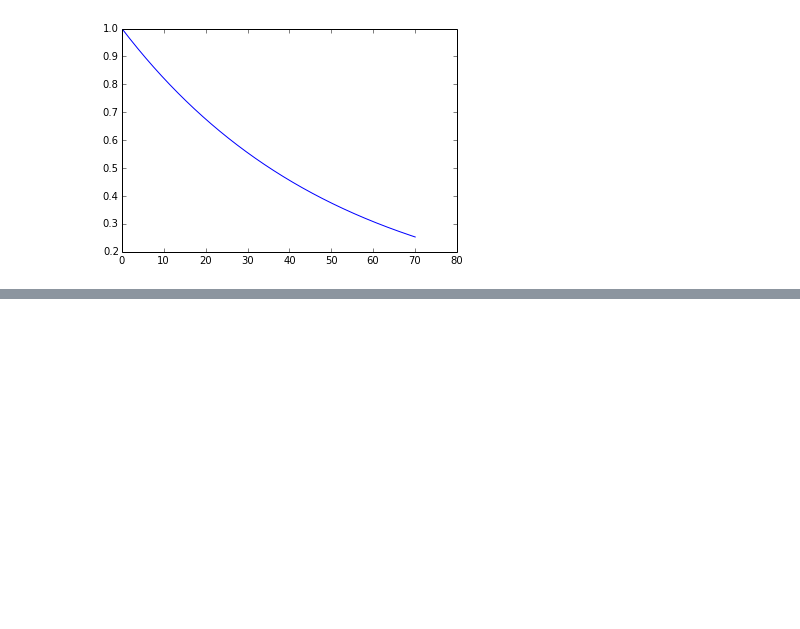
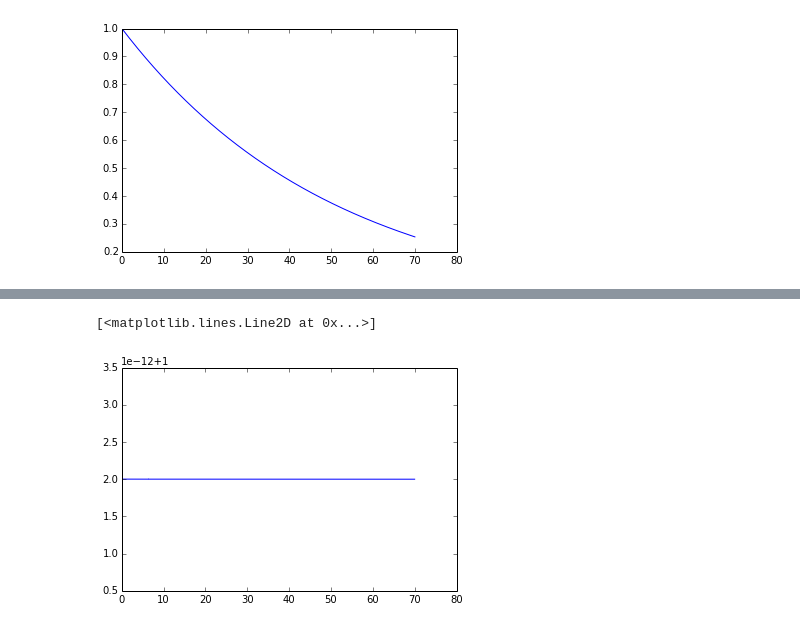
Before and after one commit to rahulporuri/project_work, a Jupyter notebook: inflation.ipynb, the cells around one changed output, grey strips where cells are left out. Cells and saved outputs as stored; diff of their text form; code cells hidden in the pictures; blank space fills up the shorter version.

```diff
--- a/inflation.ipynb
+++ b/inflation.ipynb
@@ -34,5 +27,5 @@ plt.plot(numpy.linspace(1,4,101), numpy.asarray([V(i) for i in numpy.linspace(1,
 [<matplotlib.lines.Line2D at 0x...>]
 [figure]
 # %%
-Hi = ((1./3)*(phi_di**2/2. +V(phi_i)))**(1./2.)
-phi_Ni = phi_di/Hi
+H0 = ((1./3)*(dphi0**2/2. +V(phi0)))**(1./2.)
+Dphi0 = dphi0/H0
@@ -125,3 +102,8 @@ plt.plot()
+# %%
+plt.plot(N_array, [1. +DDphi(i,phi(i),Dphi(i))/Dphi(i) for i in range(len(N_array))])
+# %% [output]
+[<matplotlib.lines.Line2D at 0x...>]
+[figure, added]
 # %%
 import scipy.optimize as opt
 # %%
```
Also changed, not shown: parts of 21 cells of this notebook, 22 other files.
